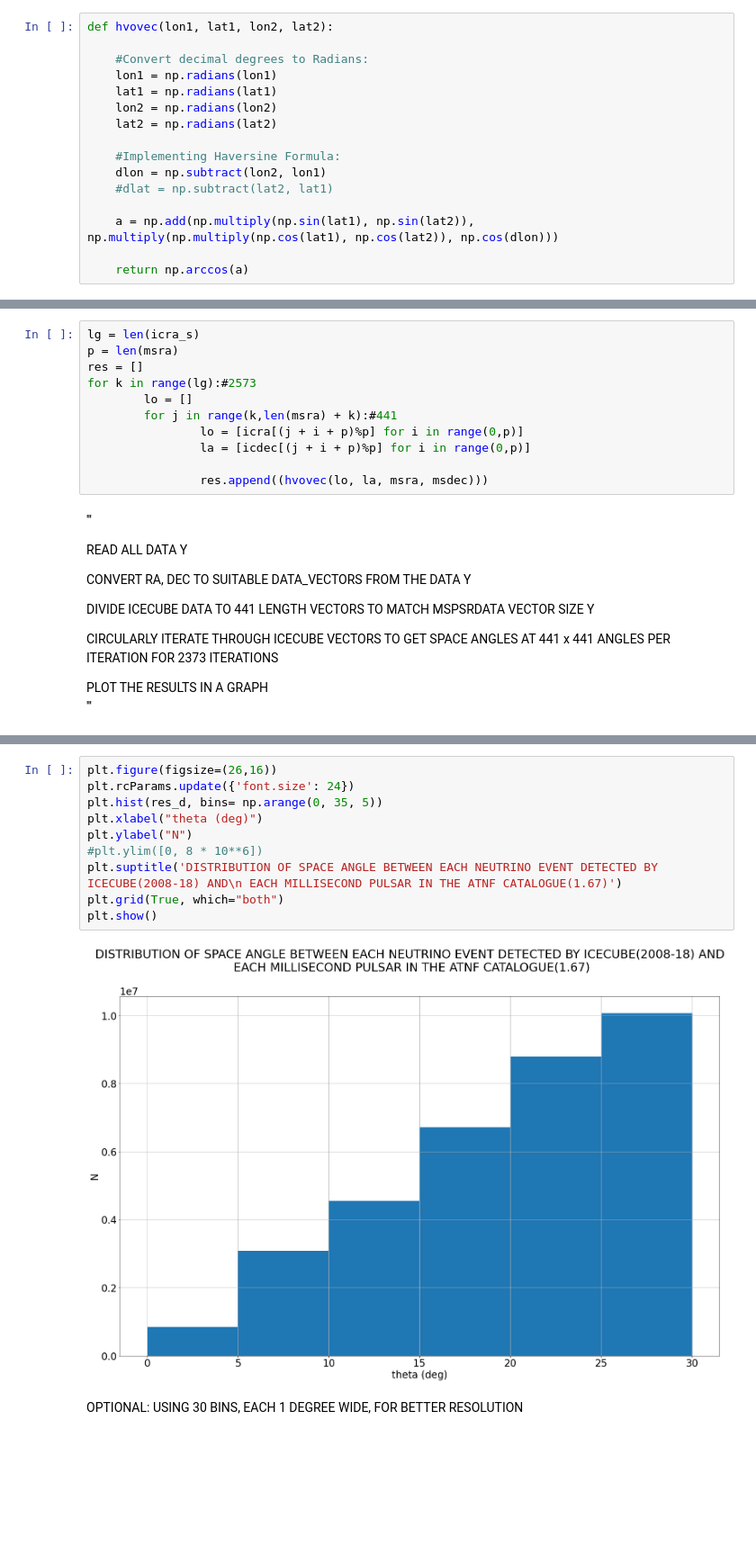
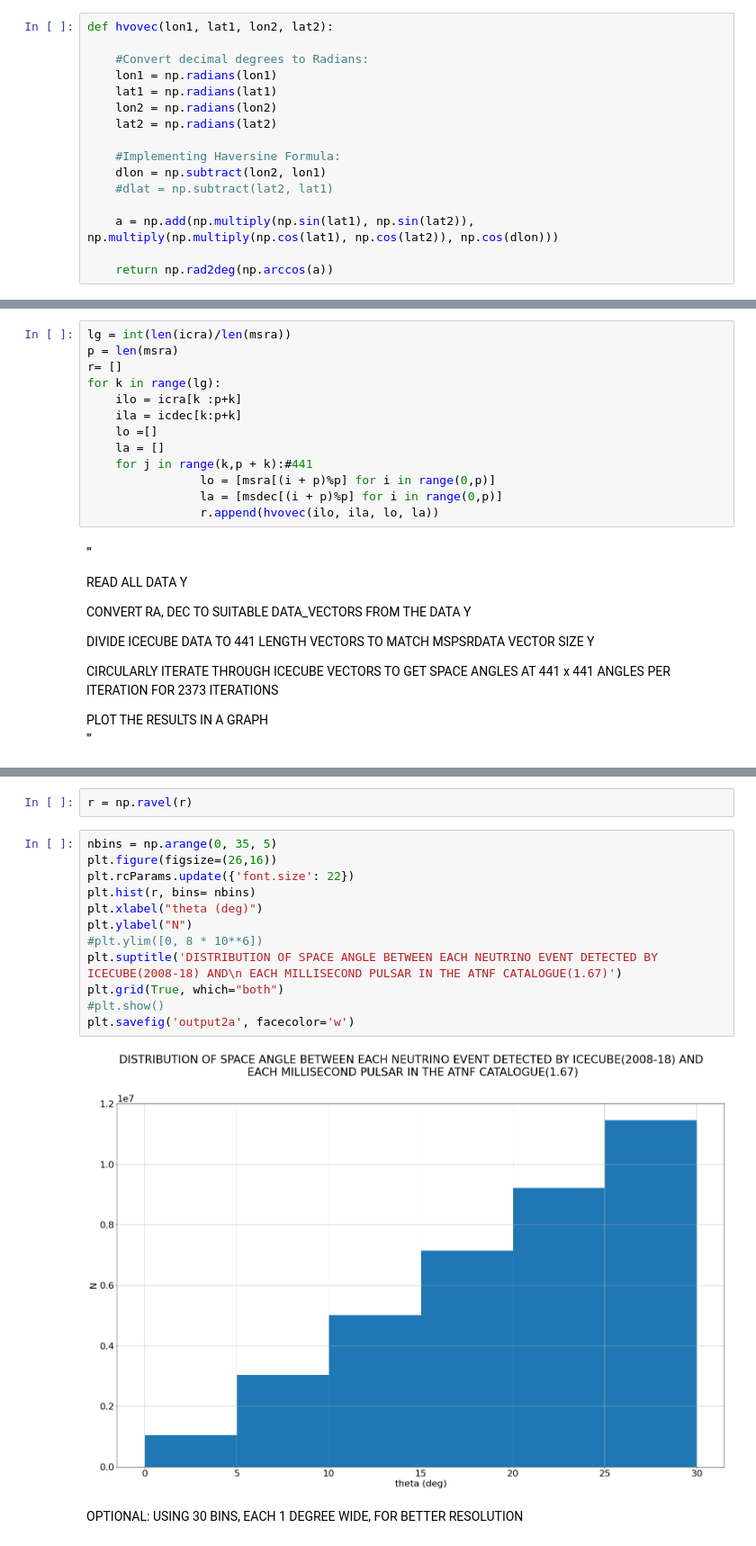
Before and after one commit to DarkWake9/Project-IceCube-Legacy, a Jupyter notebook: task2/2a2.ipynb, the cells around one changed output, grey strips where cells are left out. Shown at 90% size. Cells and saved outputs as stored; diff of their text form; blank space fills up the shorter version.

```diff
--- a/task2/2a2.ipynb
+++ b/task2/2a2.ipynb
@@ -80,4 +83,4 @@ def hvovec(lon1, lat1, lon2, lat2):
 
     a = np.add(np.multiply(np.sin(lat1), np.sin(lat2)), np.multiply(np.multiply(np.cos(lat1), np.cos(lat2)), np.cos(dlon)))
 
-    return np.arccos(a)
+    return np.rad2deg(np.arccos(a))
@@ -105,16 +100,18 @@ det = [hvovec(icra_s[i], icdec_s[i], msra, msdec) for i in range(0,len(icra_s))]
 # %% [markdown]
 len(icra_s[8])
 # %%
-lg = len(icra_s)
+lg = int(len(icra)/len(msra))
 p = len(msra)
-res = []
-for k in range(lg):#2573
-        lo = []
-        for j in range(k,len(msra) + k):#441
-                lo = [icra[(j + i + p)%p] for i in range(0,p)]
-                la = [icdec[(j + i + p)%p] for i in range(0,p)]
-
-                res.append((hvovec(lo, la, msra, msdec)))
+r= []
+for k in range(lg):
+    ilo = icra[k :p+k]
+    ila = icdec[k:p+k]
+    lo =[]
+    la = []
+    for j in range(k,p + k):#441
+                lo = [msra[(i + p)%p] for i in range(0,p)]
+                la = [msdec[(i + p)%p] for i in range(0,p)]
+                r.append(hvovec(ilo, ila, lo, la))
 # %% [markdown]
 '''
 
@@ -135,15 +128,19 @@ res_d = res_d.flatten()
+# %%
+r = np.ravel(r)
 # %%
+nbins = np.arange(0, 35, 5)
 plt.figure(figsize=(26,16))
-plt.rcParams.update({'font.size': 24})
-plt.hist(res_d, bins= np.arange(0, 35, 5))
+plt.rcParams.update({'font.size': 22})
+plt.hist(r, bins= nbins)
 plt.xlabel("theta (deg)")
 plt.ylabel("N")
 #plt.ylim([0, 8 * 10**6])
 plt.suptitle('DISTRIBUTION OF SPACE ANGLE BETWEEN EACH NEUTRINO EVENT DETECTED BY ICECUBE(2008-18) AND\n EACH MILLISECOND PULSAR IN THE ATNF CATALOGUE(1.67)')
 plt.grid(True, which="both")
-plt.show()
+#plt.show()
+plt.savefig('output2a', facecolor='w')
 # %% [output]
-[figure, old version]
+[figure, new version]
 # %% [markdown]
 OPTIONAL: USING 30 BINS, EACH 1 DEGREE WIDE, FOR BETTER RESOLUTION
 # %%
```
Also changed, not shown: parts of 8 cells of this notebook, 4 other files.
